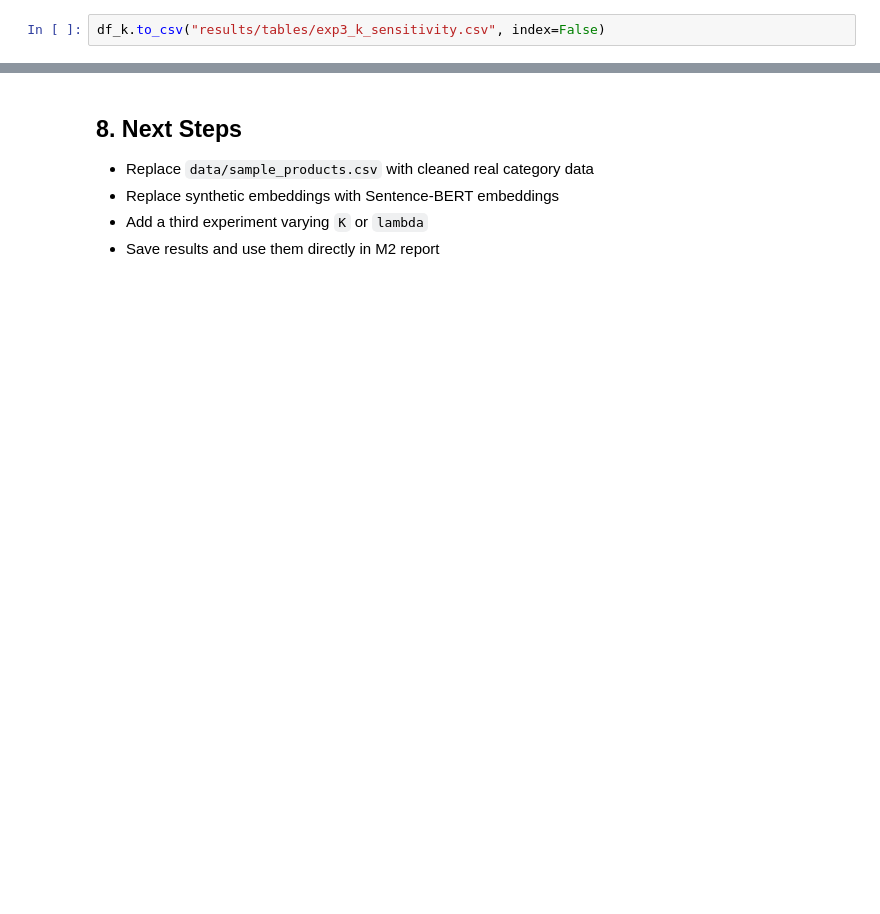
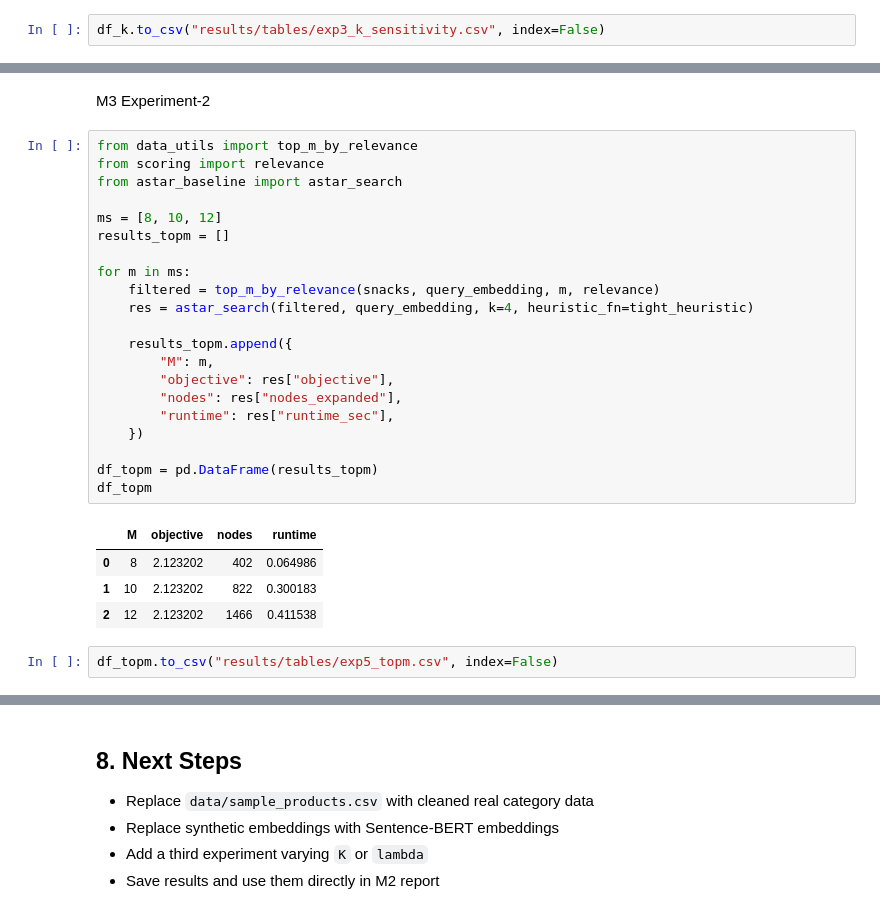
Before and after one commit to sowjanyakaranam/heuristic-product-retrieval, a Jupyter notebook: heuristic_product_retrieval/notebooks/m2_experiments.ipynb, the cells around one changed output, grey strips where cells are left out. Cells and saved outputs as stored; diff of their text form; blank space fills up the shorter version.

```diff
--- a/heuristic_product_retrieval/notebooks/m2_experiments.ipynb
+++ b/heuristic_product_retrieval/notebooks/m2_experiments.ipynb
@@ -267,0 +374,30 @@ df_k.to_csv("results/tables/exp3_k_sensitivity.csv", index=False)
+# %% [markdown]
+M3 Experiment-2
+# %%
+from data_utils import top_m_by_relevance
+from scoring import relevance
+from astar_baseline import astar_search
+
+ms = [8, 10, 12]
+results_topm = []
+
+for m in ms:
+    filtered = top_m_by_relevance(snacks, query_embedding, m, relevance)
+    res = astar_search(filtered, query_embedding, k=4, heuristic_fn=tight_heuristic)
+
+    results_topm.append({
+        "M": m,
+        "objective": res["objective"],
+        "nodes": res["nodes_expanded"],
+        "runtime": res["runtime_sec"],
+    })
+
+df_topm = pd.DataFrame(results_topm)
+df_topm
+# %% [output]
+|  | M | objective | nodes | runtime |
+| 0 | 8 | 2.123202 | 402 | 0.064986 |
+| 1 | 10 | 2.123202 | 822 | 0.300183 |
+| 2 | 12 | 2.123202 | 1466 | 0.411538 |
+# %%
+df_topm.to_csv("results/tables/exp5_topm.csv", index=False)
```
Also changed, not shown: parts of 29 cells of this notebook.
